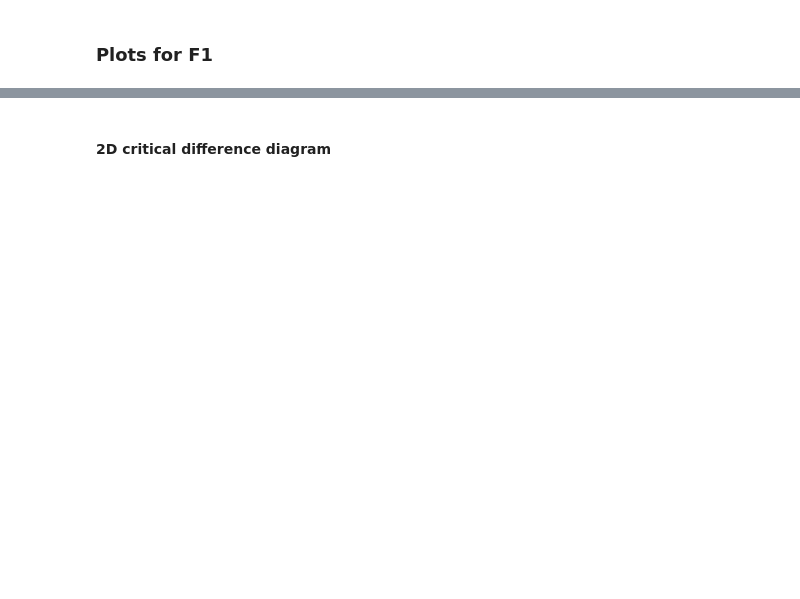
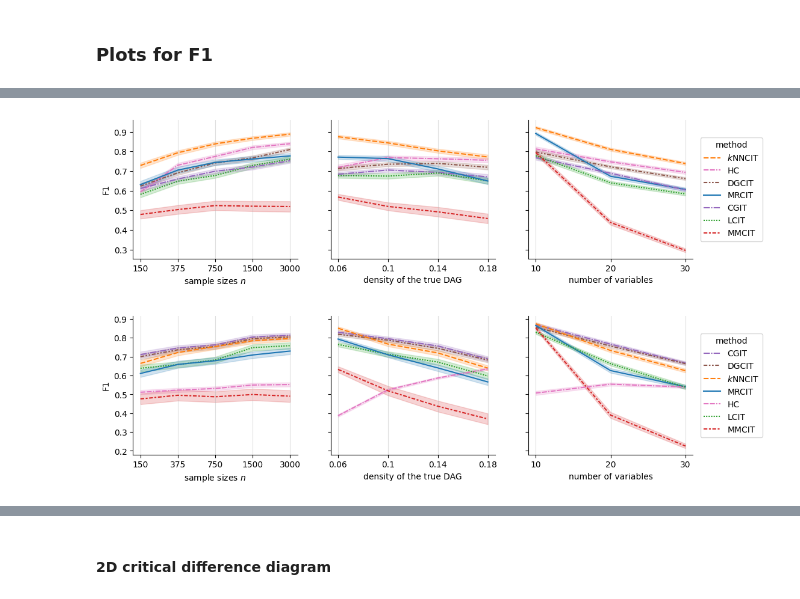
Before and after one commit to JuanFPR-UPM/HSPBN_KNN_VPTREE, a Jupyter notebook: experiments/eval_struct.ipynb, the cells around one changed output, grey strips where cells are left out. Drawn from its saved outputs; the diff is of its cells as text; code cells hidden in the pictures; blank space fills up the shorter version.

```diff
--- a/experiments/eval_struct.ipynb
+++ b/experiments/eval_struct.ipynb
@@ -202,0 +264,80 @@ f5.legend([], [], frameon=False)
+# %%
+boxplot_diagram_dfs = list()
+
+df_aux = df.loc[(df.discrete_ratio == '0.1') & (df.kde_ratio == '1.0'), :]
+boxplot_diagram_dfs.append(df_aux)
+
+df_aux = df.loc[(df.discrete_ratio == '0.1') & (df.kde_ratio == '0.0'), :]
+boxplot_diagram_dfs.append(df_aux)
+
+df_aux = df.loc[(df.discrete_ratio == '0.9'), :]
+boxplot_diagram_dfs.append(df_aux)
+# %%
+import numpy as np
+import matplotlib.pyplot as plt
+import seaborn as sns
+
+hue_order = methodLocDict.keys()
+
+metric = 'F1'
+sort_keys = {
+    "samples":        lambda s: s.astype(int),
+    "discrete_ratio": lambda s: s.astype(float),
+    "kde_ratio":      lambda s: s.astype(float),
+    "edge_density":   lambda s: s.astype(float),
+    "n_vars":         lambda s: s.astype(float),
+}
+
+x_vars   = ["samples", "edge_density", "n_vars"]
+x_labels = ["sample sizes $n$", "density of the true DAG", "number of variables"]
+
+for df_aux in boxplot_diagram_dfs:
+    fig, axs = plt.subplots(ncols=3, sharey=True, figsize=(12, 3.0))
+
+    for ax, x_var, x_lab in zip(axs, x_vars, x_labels):
+        data_sorted = (
+            df_aux
+            .assign(**{x_var: sort_keys[x_var](df_aux[x_var])})
+            .sort_values(by=x_var, kind="mergesort")
+        )
+
+        # --- rank positions for equally spaced ticks ---
+        uniques = sorted(data_sorted[x_var].dropna().unique())
+        pos_map = {v: i for i, v in enumerate(uniques)}
+        pos_col = f"{x_var}_pos"
+        data_sorted = data_sorted.assign(**{pos_col: data_sorted[x_var].map(pos_map)})
+
+        # Aggregate to get final values for legend ordering
+        agg = (
+            data_sorted
+            .groupby(by=[pos_col, "method"], sort=False)[metric]
+            .mean()
+            .reset_index()
+        )
+        final = agg[agg[pos_col] == agg[pos_col].max()].set_index("method")[metric]
+        hue_order_sorted = final.sort_values(ascending=False).index.tolist()
+
+        # Plot on rank-position x
+        sns.lineplot(
+            x=pos_col, y=metric, hue="method",
+            palette=color_map, hue_order=hue_order_sorted,
+            data=data_sorted, ax=ax,
+            estimator="mean", errorbar=("se", 1), lw=1.5, style="method"
+        )
+
+        ax.set_ylabel(metric if x_var == "samples" else "")
+        ax.set_xlabel(x_lab)
+        ax.set_xticks(range(len(uniques)))
+        ax.set_xticklabels(
+            [str(int(v)) for v in uniques] if x_var == "samples"
+            else [f"{v:g}" for v in uniques]
+        )
+        ax.spines["top"].set_visible(False)
+        ax.spines["right"].set_visible(False)
+        ax.legend([], [], frameon=False)
+        ax.grid(axis="x", alpha=0.4)
+
+    axs[2].legend(title="method", bbox_to_anchor=(1.02, 0.5), loc="center left")
+# %% [output]
+[figure, added]
+[figure, added]
```
Also changed, not shown: parts of 16 cells of this notebook, 6 other files.
